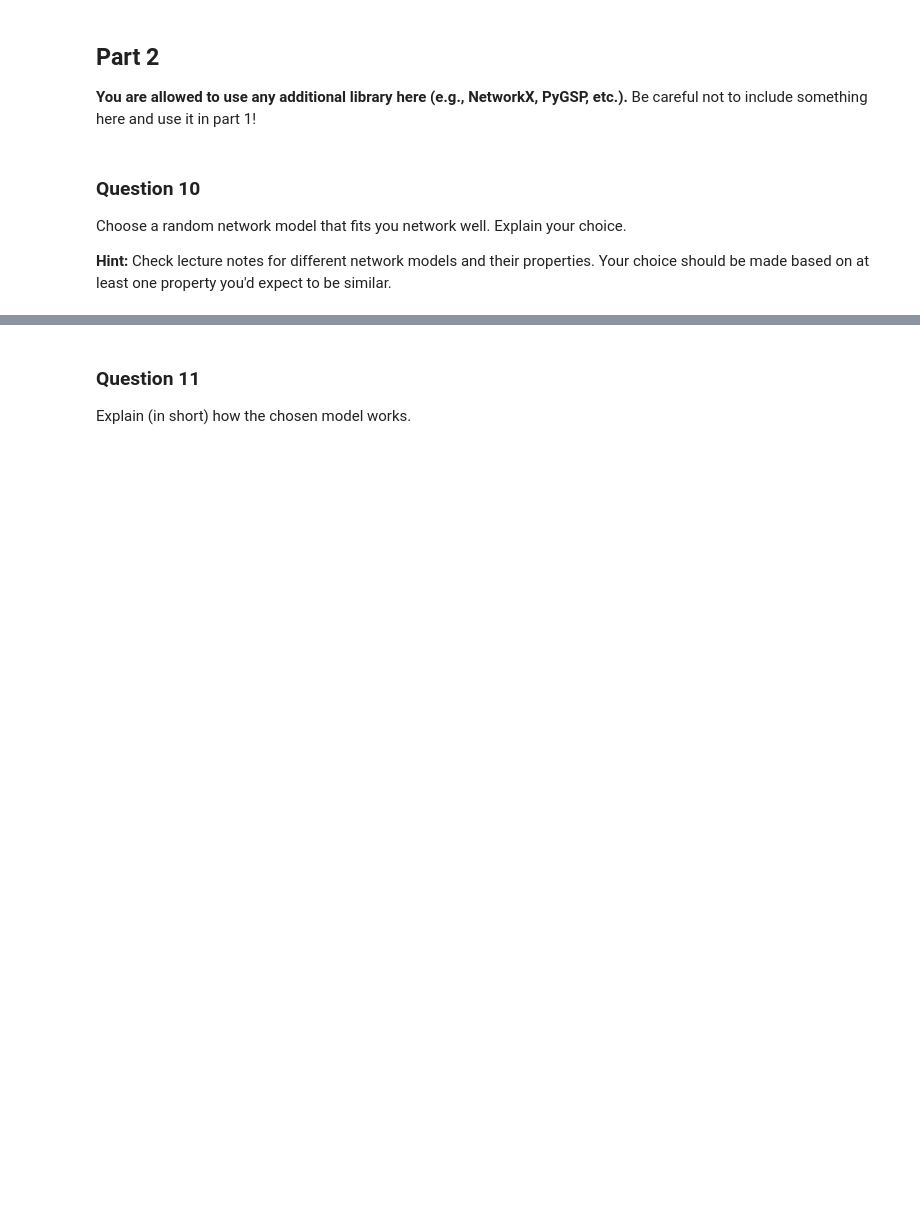
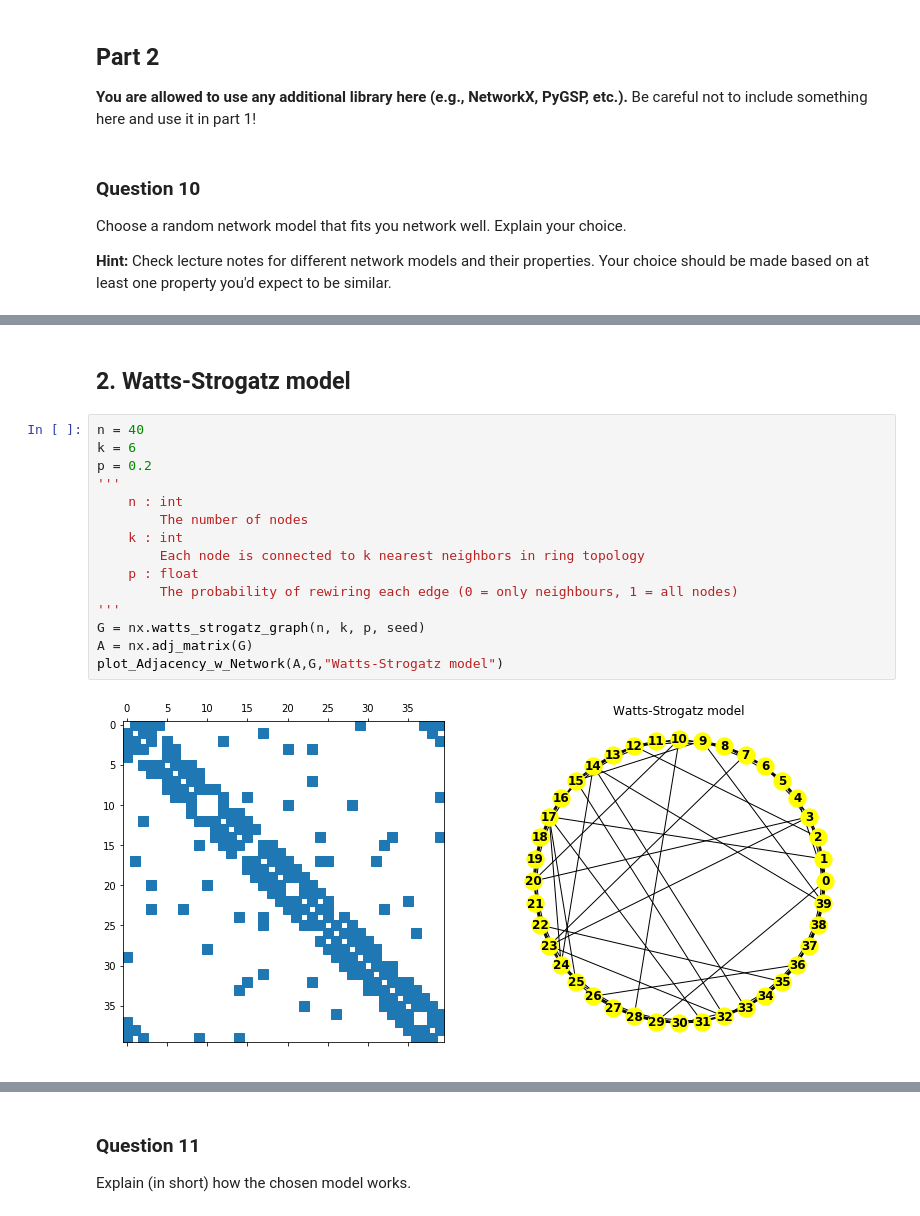
Before and after one commit to weberjoe/NTDS-MS-1-Route2-911, a Jupyter notebook: MS_2/2_network_models.ipynb, the cells around one changed output, grey strips where cells are left out. Cells and saved outputs as stored; diff of their text form; blank space fills up the shorter version.

Commit message:
task-2, draw 5 different random models, pro contra, TODO check missing models if there are any

```diff
--- a/MS_2/2_network_models.ipynb
+++ b/MS_2/2_network_models.ipynb
@@ -326,0 +380,19 @@ Choose a random network model that fits you network well. Explain your choice.
+# %% [markdown]
+## 2. Watts-Strogatz model
+# %%
+n = 40
+k = 6
+p = 0.2
+'''
+    n : int
+        The number of nodes
+    k : int
+        Each node is connected to k nearest neighbors in ring topology
+    p : float
+        The probability of rewiring each edge (0 = only neighbours, 1 = all nodes)
+'''
+G = nx.watts_strogatz_graph(n, k, p, seed)
+A = nx.adj_matrix(G)
+plot_Adjacency_w_Network(A,G,"Watts-Strogatz model")
+# %% [output]
+[figure, added]
```
Also changed, not shown: parts of 23 cells of this notebook.
